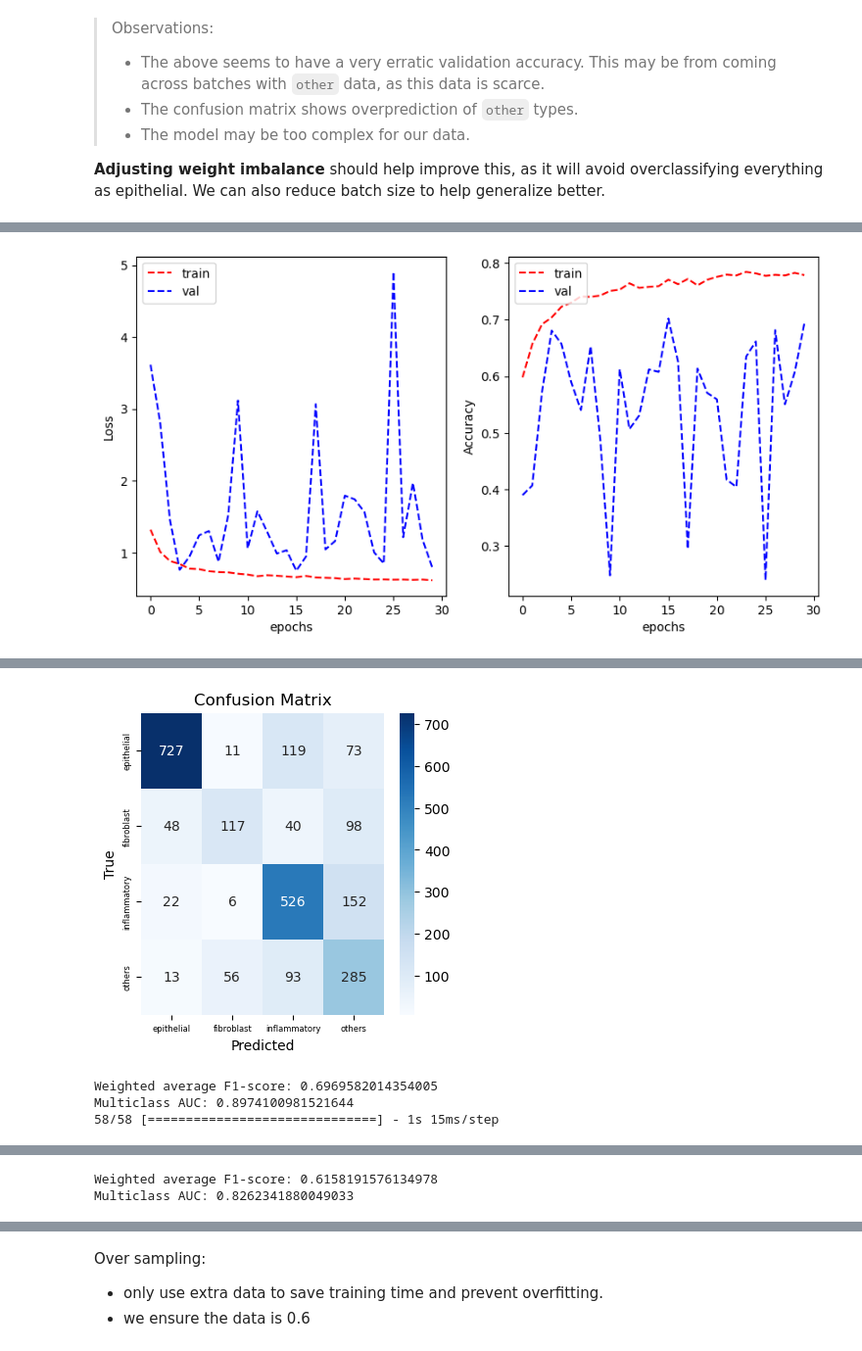
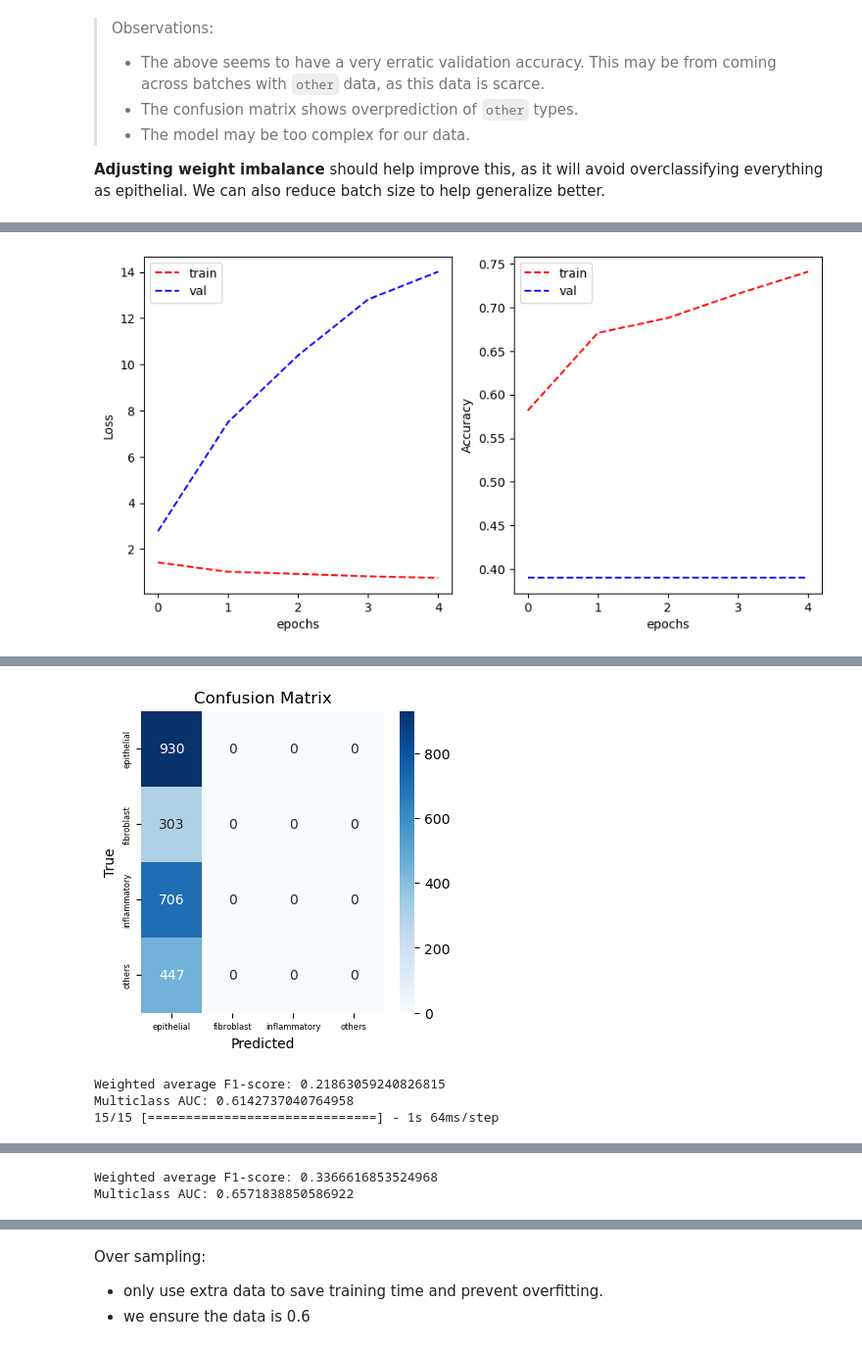
Before and after one commit to Keen2Kode/Machine-Learning, a Jupyter notebook: assignment_2.ipynb, the cells around one changed output, grey strips where cells are left out. Shown at 98% size. Drawn from its saved outputs; the diff is of its cells as text; code cells hidden in the pictures.

```diff
--- a/assignment_2.ipynb
+++ b/assignment_2.ipynb
@@ -696,10 +791,10 @@ All the models are trained for 500
 epochs using Adam optimizer [29] with β1 = 0.9, β2 = 0.99,
 and decay = 1×10−6
 # %%
-def rcc_net(y_col, optimizer='adam', fully_connected_units=512, dropout = 0.5):
-
+def rcc_net(y_col, optimizer='adam', fully_connected_units=512, dropout = 0.5, keepAllLayers = True):
     if y_col == 'isCancerous':
         units = 1
+        # optimal for binary data
         activation = 'sigmoid'
         loss = 'binary_crossentropy'
     elif y_col == 'cellTypeName' or y_col == 'cellType':
@@ -720,24 +815,26 @@ def rcc_net(y_col, optimizer='adam', fully_connected_units=512, dropout = 0.5):
     # Pooling Layer 1 (15x15x32)
     model.add(MaxPooling2D(pool_size=(2, 2)))
 
-    # Convolutional Layer 3 (15x15x64)
-    model.add(Conv2D(filters=64, kernel_size=(3, 3), padding='same', activation='relu'))
-    model.add(BatchNormalization())
+    if keepAllLayers:
+        # Convolutional Layer 3 (15x15x64)
+        model.add(Conv2D(filters=64, kernel_size=(3, 3), padding='same', activation='relu'))
+        model.add(BatchNormalization())
 
-    # Convolutional Layer 4 (13x13x64)
-    model.add(Conv2D(filters=64, kernel_size=(3, 3), activation='relu'))
-    model.add(BatchNormalization())
+        # Convolutional Layer 4 (13x13x64)
+        model.add(Conv2D(filters=64, kernel_size=(3, 3), activation='relu'))
+        model.add(BatchNormalization())
 
-    # Pooling Layer 2 (6x6x64)
-    model.add(MaxPooling2D(pool_size=(2, 2)))
+        # Pooling Layer 2 (6x6x64)
+        model.add(MaxPooling2D(pool_size=(2, 2)))
 
     # Flatten H X W x Channels to 1D
     model.add(Flatten())
 
-    # Fully Connected Layer 1 (1x512)
-    model.add(Dense(units=fully_connected_units, activation='relu'))
-    model.add(BatchNormalization())
-    model.add(Dropout(dropout))
+    if keepAllLayers:
+        # Fully Connected Layer 1 (1x512)
+        model.add(Dense(units=fully_connected_units, activation='relu'))
+        model.add(BatchNormalization())
+        model.add(Dropout(dropout))
 
     # Fully Connected Layer 2 (1x512)
     model.add(Dense(units=fully_connected_units, activation='relu'))
@@ -773,20 +904,22 @@ plot_metrics(test_generator, rcc, y_col)
 **Adjusting weight imbalance** should help improve this, as it will avoid overclassifying everything as epithelial.
 We can also reduce batch size to help generalize better.
 # %%
-batch_size = 32
+batch_size = 128
 def balanced_weights(train_generator):
     class_weights = class_weight.compute_class_weight('balanced', classes=np.unique(train_generator.classes), y=train_generator.classes)
     return dict(enumerate(class_weights))
 
-rcc_improved = rcc_net(y_col)
+
+rcc_improved = rcc_net(y_col, optimizer = Adam(beta_1=0.9, beta_2=0.99, decay=1e-6))
 train_generator, val_generator, _ = generator(batch_size, y_col)
 
-rcc_improved_history = rcc_improved.fit(train_generator, epochs=30, validation_data=val_generator, class_weight=balanced_weights(train_generator))
+lr_scheduler = ReduceLROnPlateau(factor=0.1, patience=5, verbose=1, min_lr=6e-5)
+rcc_improved_history = rcc_improved.fit(train_generator, epochs=5, validation_data=val_generator, class_weight=balanced_weights(train_generator), callbacks=[lr_scheduler])
 train_val_accuracy(rcc_improved_history)
 # to get samples in order
 _, val_generator, test_generator = generator(batch_size, y_col, shuffle=False)
 plot_metrics(val_generator, rcc_improved, y_col)
-plot_metrics(test_generator, rcc_improved, y_col)
+rcc_improved_scores = plot_metrics(test_generator, rcc_improved, y_col)
 # %% [output]
 Found 5671 validated image filenames belonging to 4 classes.
 Found 2386 validated image filenames belonging to 4 classes.
@@ -808,4 +937,4 @@ Epoch 30/30
-[figure, old version]
+[figure, new version]
 Found 5671 validated image filenames belonging to 4 classes.
 Found 2386 validated image filenames belonging to 4 classes.
 Found 1839 validated image filenames belonging to 4 classes.
@@ -813,4 +942,4 @@ Found 1839 validated image filenames belonging to 4 classes.
-[figure, old version]
+[figure, new version]
-Weighted average F1-score: 0.6969582014354005
-Multiclass AUC: 0.8974100981521644
-58/58 [==============================] - 1s 15ms/step
+Weighted average F1-score: 0.21863059240826815
+Multiclass AUC: 0.6142737040764958
+15/15 [==============================] - 1s 64ms/step
@@ -818,2 +947,2 @@ Multiclass AUC: 0.8974100981521644
-Weighted average F1-score: 0.6158191576134978
-Multiclass AUC: 0.8262341880049033
+Weighted average F1-score: 0.3366616853524968
+Multiclass AUC: 0.6571838850586922
```
Also changed, not shown: parts of 27 cells of this notebook.
